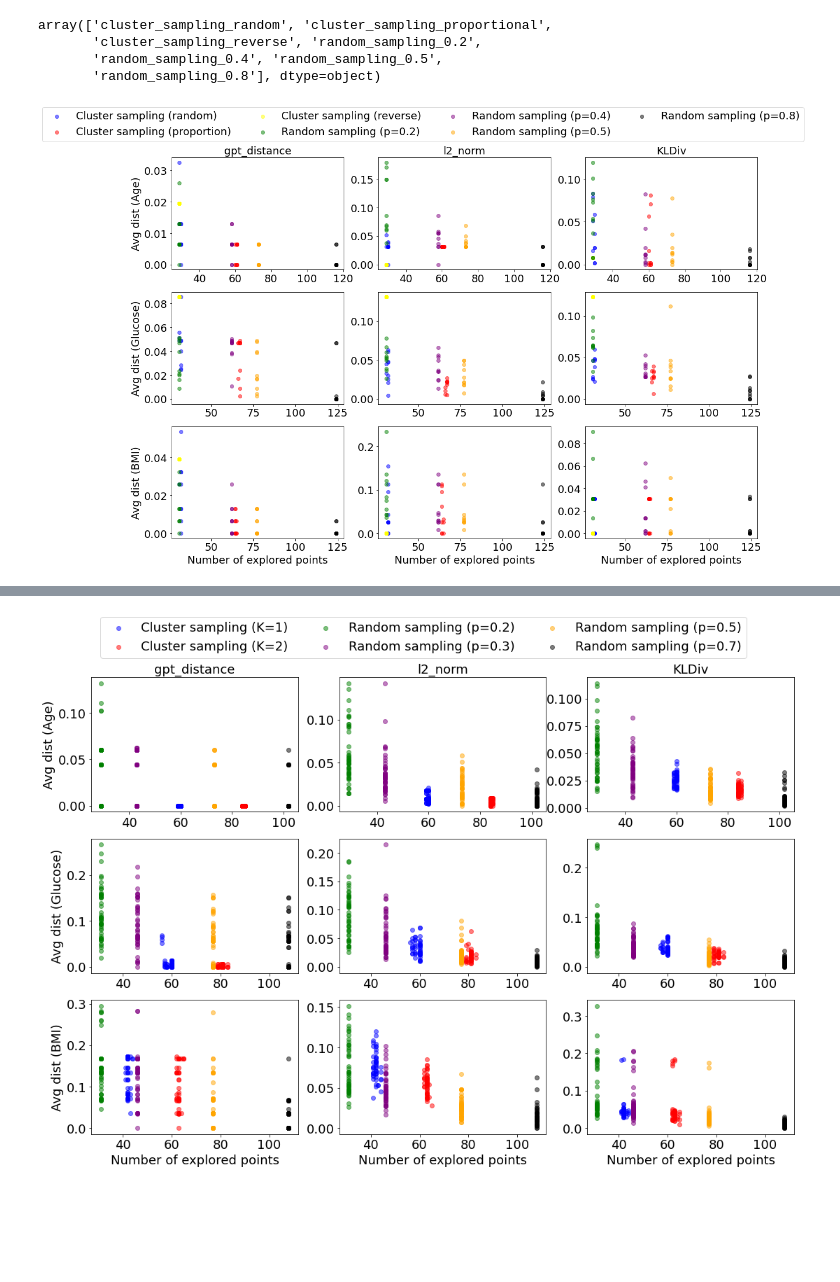
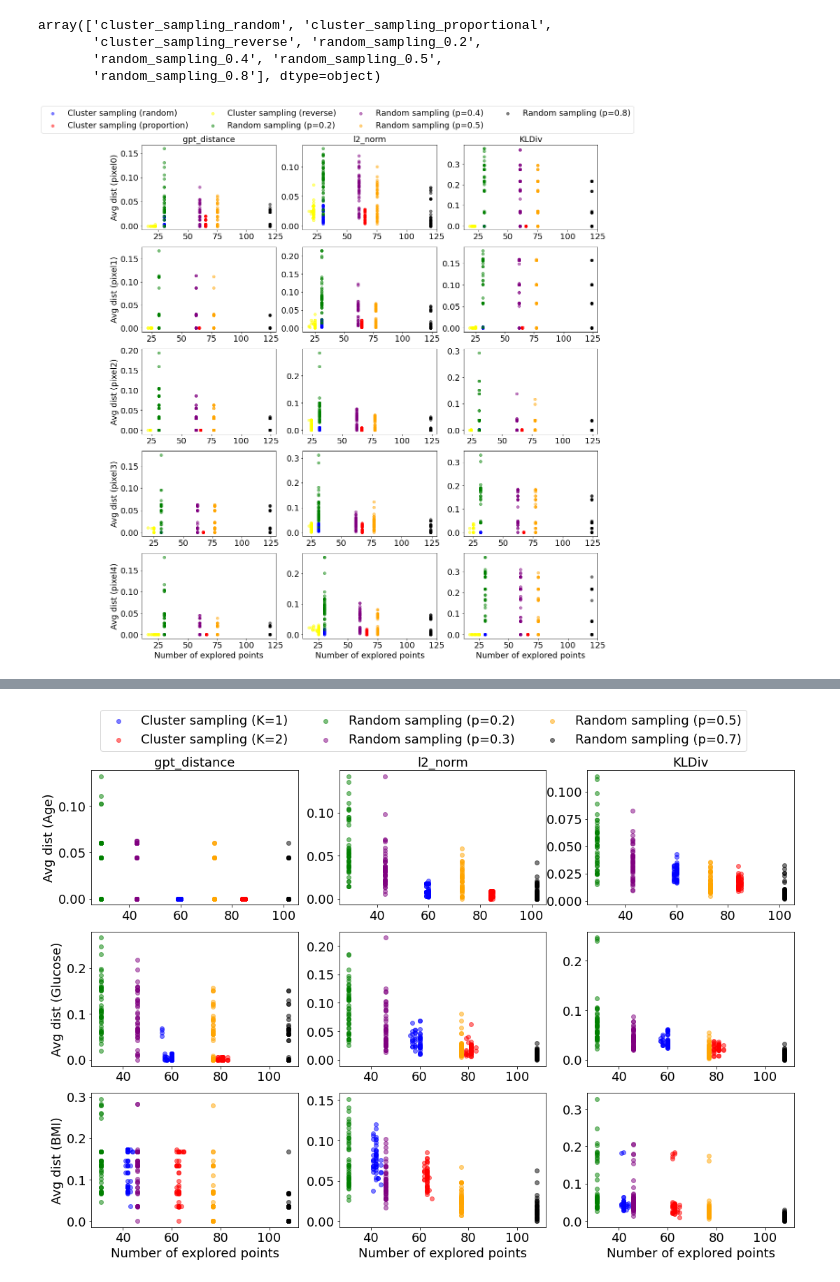
Before and after one commit to ey-l/explainable-discretization, a Jupyter notebook: notebooks/pca-explore.ipynb, the cells around one changed output, grey strips where cells are left out. Cells and saved outputs as stored; diff of their text form; code cells hidden in the pictures; blank space fills up the shorter version.

```diff
--- a/notebooks/pca-explore.ipynb
+++ b/notebooks/pca-explore.ipynb
@@ -496,13 +478,13 @@ raw_data
 # %% [markdown]
 ## Individual setup (per attribute-semantic)
 # %%
-use_case = 'modeling'
-dataset = 'pima'
-dst_folder = os.path.join(ppath, 'exp', f"{dataset}.2024_10_18.linkage_distributions.test1", use_case)
+use_case = 'imputation'
+dataset = 'satimage'
+dst_folder = os.path.join(ppath, 'exp', f"{dataset}.2024_10_22.linkage_distributions.test1", use_case)
 exp_config = json.load(open(os.path.join(ppath, 'code', 'configs', f'{dataset}.json')))
 attributes = list(exp_config['attributes'].keys())
 dfs = []
-for attribute in attributes:
+for attribute in attributes[:5]:
     quality = pd.read_csv(os.path.join(dst_folder, f'{attribute}_quality.csv'))
     runtime = pd.read_csv(os.path.join(dst_folder, f'{attribute}_runtime.csv'))
 
@@ -518,38 +500,33 @@ array(['cluster_sampling_random', 'cluster_sampling_proportional',
        'random_sampling_0.4', 'random_sampling_0.5',
        'random_sampling_0.8'], dtype=object)
 # %%
-
-# Select rows with method ['cluster_sampling_1_3', 'cluster_sampling_2_3', 'random_sampling_0.2', 'random_sampling_0.3', 'random_sampling_0.5', 'random_sampling_0.7']
-#df = dfs[0]
-#methods = ['cluster_sampling_1_3', 'cluster_sampling_2_3', 'random_sampling_0.2', 'random_sampling_0.3', 'random_sampling_0.5', 'random_sampling_0.7']
-
-#f, ax = plt.subplots(figsize=(6, 4))
-fig, axs = plt.subplots(3, 3, figsize=(18, 12))
+row = len(dfs)
+fig, axs = plt.subplots(row, 3, figsize=(18, row*4))
 method_names = ['Cluster sampling (random)', 'Cluster sampling (proportion)', 'Cluster sampling (reverse)', 'Random sampling (p=0.2)', 'Random sampling (p=0.4)', 'Random sampling (p=0.5)', 'Random sampling (p=0.8)']
 # 5 colors for 5 methods
 colors = ['blue', 'red', 'yellow', 'green', 'purple', 'orange', 'black']
 #colors = cm.rainbow(np.linspace(0, 1, len(method_names)))
 semantic_metrics = ['gpt_distance', 'l2_norm', 'KLDiv']
 font_size = 18
 
 for k, df in enumerate(dfs):
     for i, semantic_metric in enumerate(semantic_metrics):
         data = df[df['semantic_metric'] == semantic_metric]
         #df = df[df['method'].isin(methods)]
         methods = data['method'].unique()
         ax = axs[k][i]
         for j, method in enumerate(methods):
             ax.scatter(data[data['method'] == method]['num_explored_points'], data[data['method'] == method]['avg_dist'], label=method_names[j], c = colors[j], alpha=0.5)
         ax.xaxis.set_tick_params(labelsize=font_size)
         ax.yaxis.set_tick_params(labelsize=font_size)
-        if k == 2: ax.set_xlabel('Number of explored points', fontsize=font_size)
+        if k == row-1: ax.set_xlabel('Number of explored points', fontsize=font_size)
         if k == 0: ax.set_title(semantic_metric, fontsize=font_size)
         if i == 0: ax.set_ylabel(f'Avg dist ({attributes[k]})', fontsize=font_size)
         #if i == 2: ax.legend()
         if k==0 and i==0: ax.legend(ncol=4, fontsize=font_size, bbox_to_anchor=(3.7,1.5))
 fig.tight_layout()
 plt.show()
 # %% [output]
-[figure, old version]
+[figure, new version]
 # %%
 # box plot of avg_dist for each method
```
Also changed, not shown: parts of 6 cells of this notebook, 3 other files.
